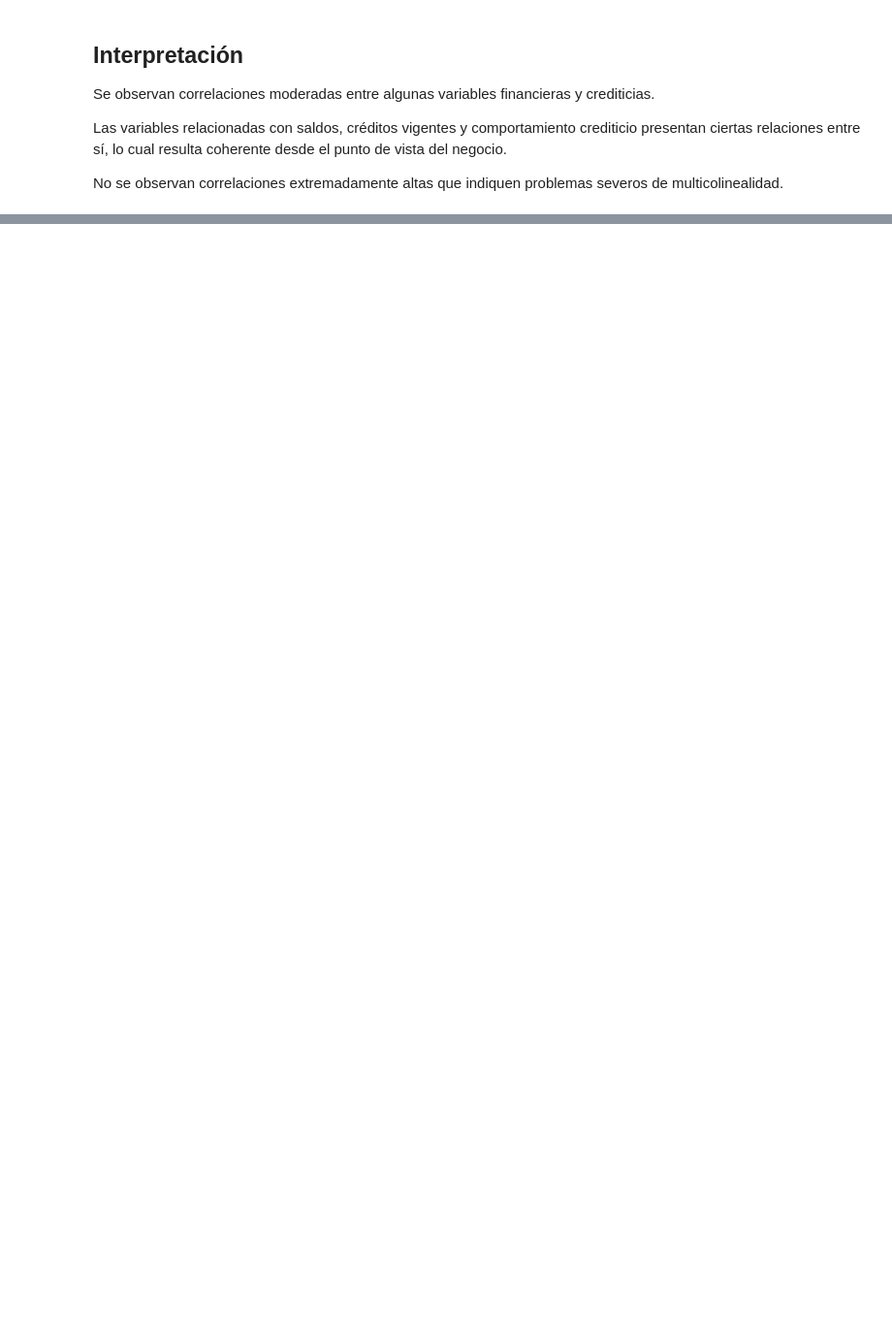
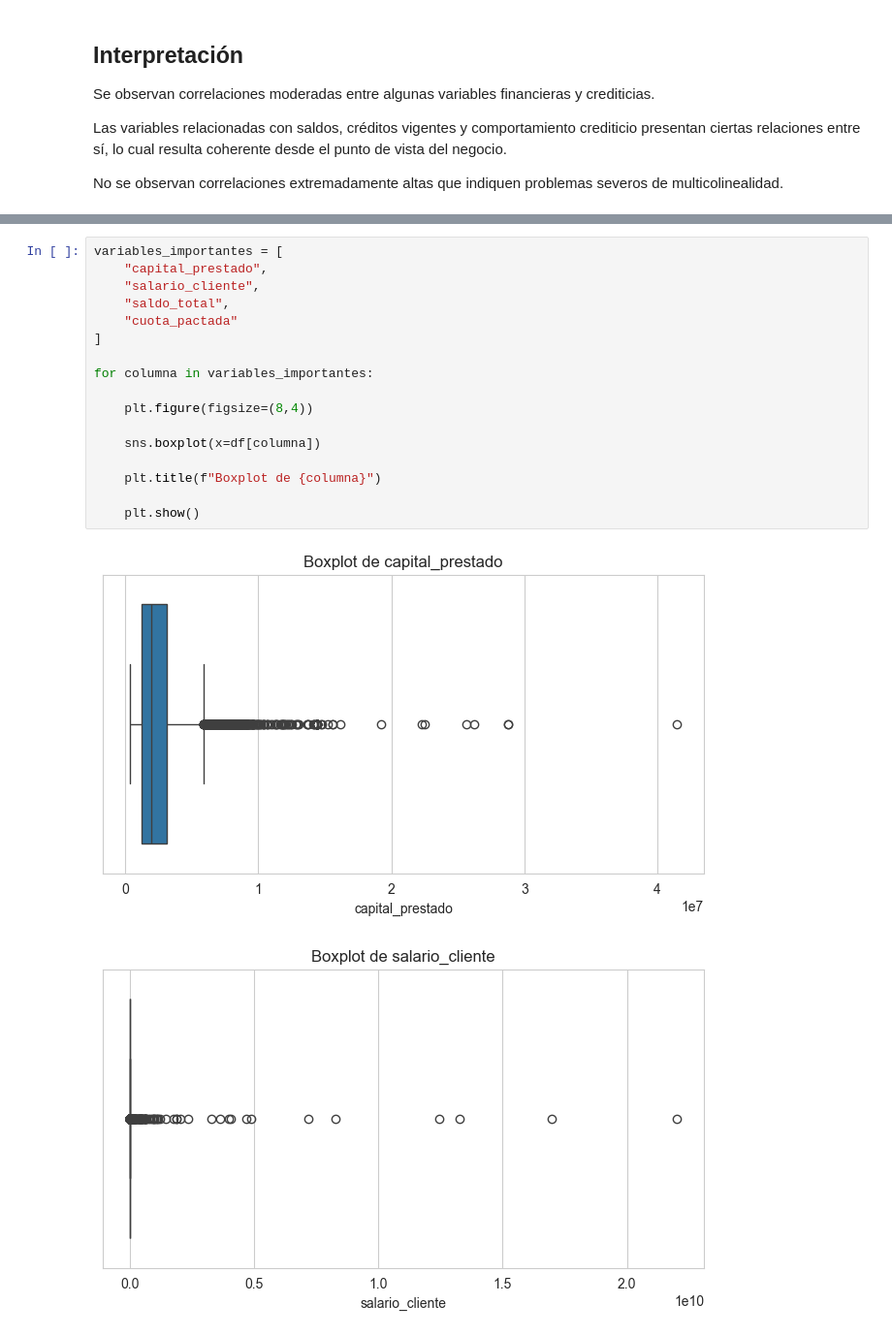
Before and after one commit to Felix1501/mlops_pipeline, a Jupyter notebook: notebooks/comprension_eda.ipynb, the cells around one changed output, grey strips where cells are left out. Shown at 97% size. Drawn from its saved outputs; the diff is of its cells as text; blank space fills up the shorter version.

```diff
--- a/notebooks/comprension_eda.ipynb
+++ b/notebooks/comprension_eda.ipynb
@@ -161,0 +176,20 @@ No se observan correlaciones extremadamente altas que indiquen problemas severos
+# %%
+variables_importantes = [
+    "capital_prestado",
+    "salario_cliente",
+    "saldo_total",
+    "cuota_pactada"
+]
+
+for columna in variables_importantes:
+
+    plt.figure(figsize=(8,4))
+
+    sns.boxplot(x=df[columna])
+
+    plt.title(f"Boxplot de {columna}")
+
+    plt.show()
+# %% [output]
+[figure, added]
+[figure, added]
```
Also changed, not shown: parts of 9 cells of this notebook, 1 other file.
